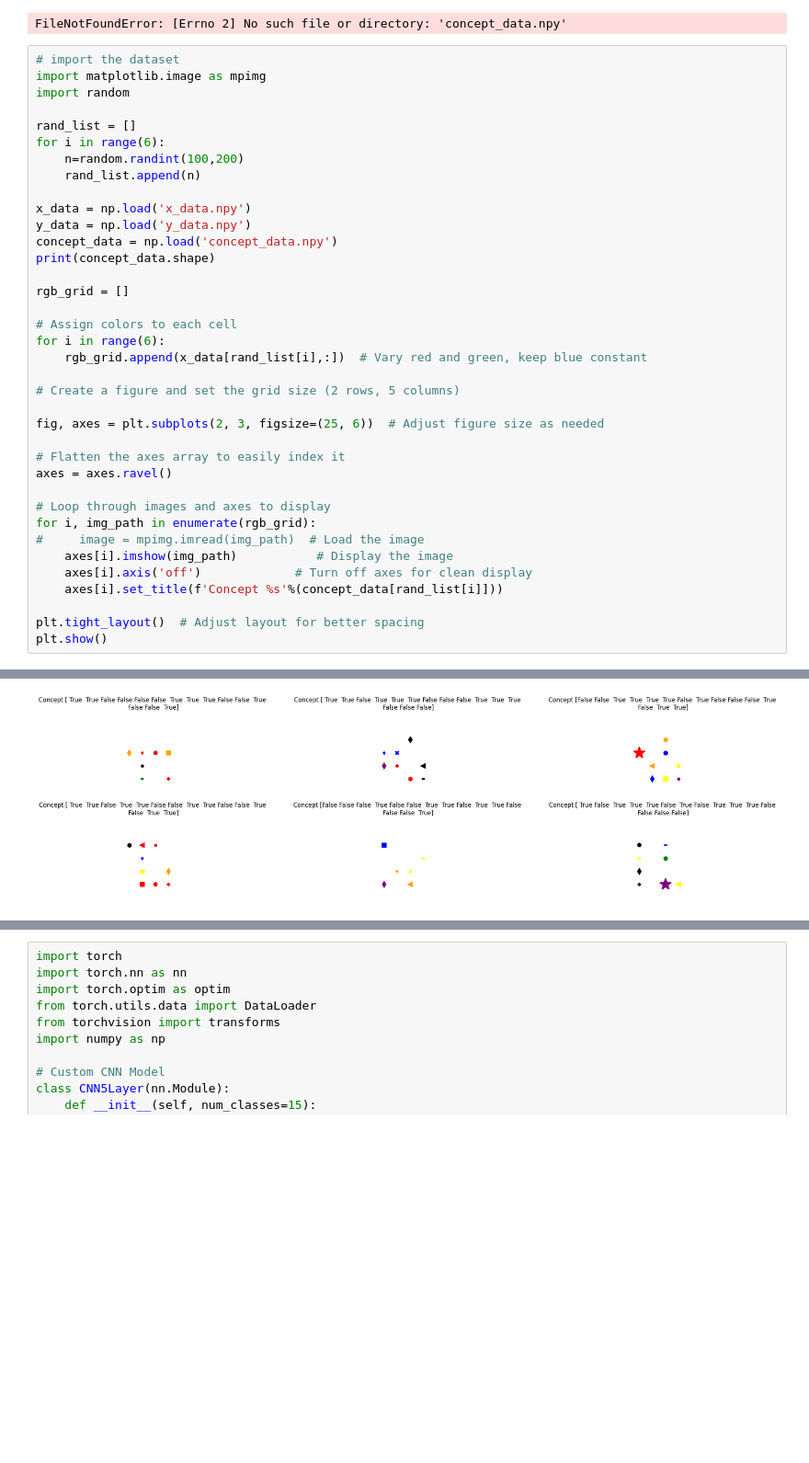
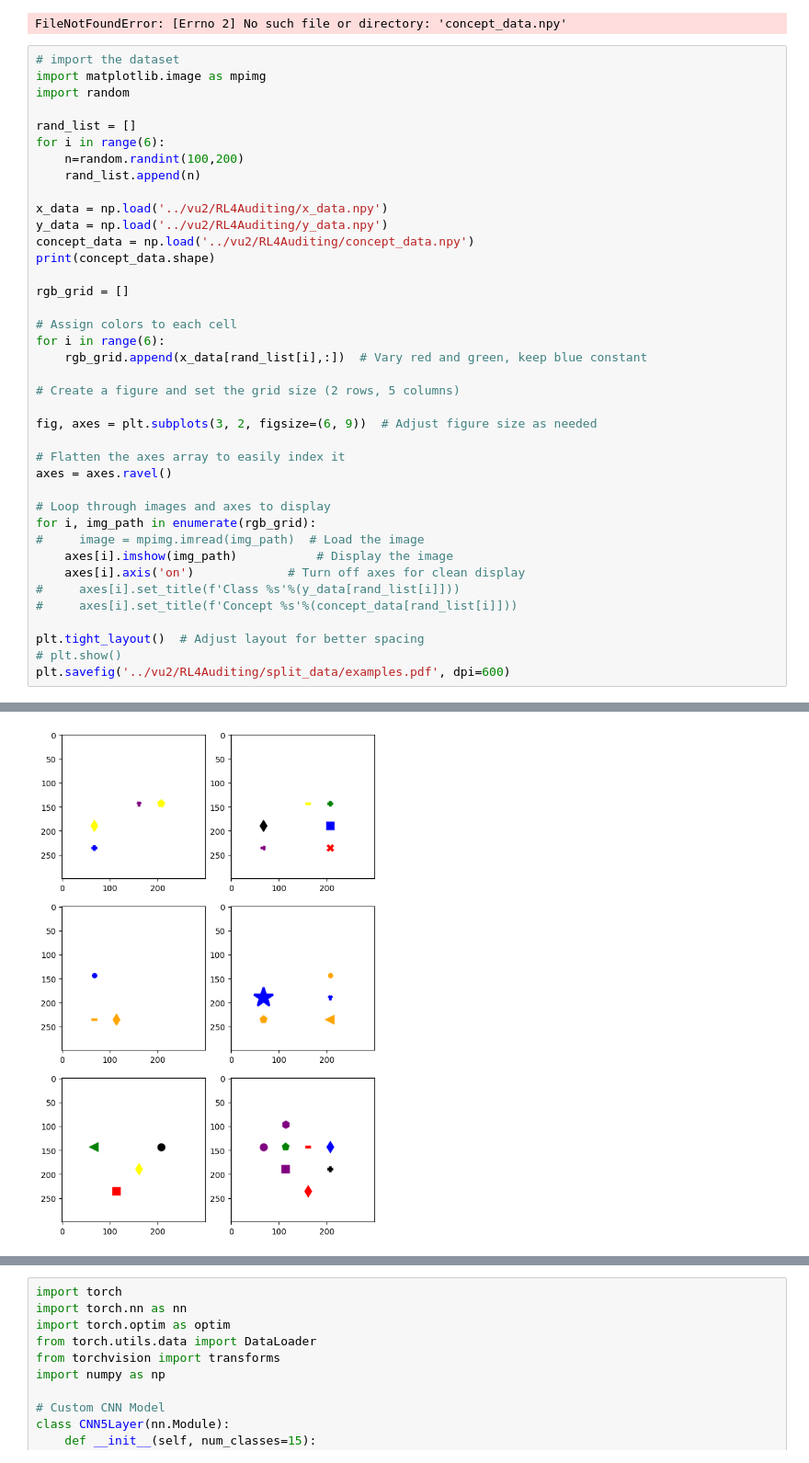
Before and after one commit to yaorong0921/RLAuditor, a Jupyter notebook: image-synthetic.ipynb, the cells around one changed output, grey strips where cells are left out. Shown at 92% size. Drawn from its saved outputs; the diff is of its cells as text; blank space fills up the shorter version.

```diff
--- a/image-synthetic.ipynb
+++ b/image-synthetic.ipynb
@@ -35,41 +35,43 @@ FileNotFoundError: [Errno 2] No such file or directory: 'concept_data.npy'
 import matplotlib.image as mpimg
 import random
 
 rand_list = []
 for i in range(6):
     n=random.randint(100,200)
     rand_list.append(n)
 
-x_data = np.load('x_data.npy')
-y_data = np.load('y_data.npy')
-concept_data = np.load('concept_data.npy')
+x_data = np.load('../vu2/RL4Auditing/x_data.npy')
+y_data = np.load('../vu2/RL4Auditing/y_data.npy')
+concept_data = np.load('../vu2/RL4Auditing/concept_data.npy')
 print(concept_data.shape)
 
 rgb_grid = []
 
 # Assign colors to each cell
 for i in range(6):
     rgb_grid.append(x_data[rand_list[i],:])  # Vary red and green, keep blue constant
 
 # Create a figure and set the grid size (2 rows, 5 columns)
 
-fig, axes = plt.subplots(2, 3, figsize=(25, 6))  # Adjust figure size as needed
+fig, axes = plt.subplots(3, 2, figsize=(6, 9))  # Adjust figure size as needed
 
 # Flatten the axes array to easily index it
 axes = axes.ravel()
 
 # Loop through images and axes to display
 for i, img_path in enumerate(rgb_grid):
 #     image = mpimg.imread(img_path)  # Load the image
     axes[i].imshow(img_path)           # Display the image
-    axes[i].axis('off')             # Turn off axes for clean display
-    axes[i].set_title(f'Concept %s'%(concept_data[rand_list[i]]))
+    axes[i].axis('on')             # Turn off axes for clean display
+#     axes[i].set_title(f'Class %s'%(y_data[rand_list[i]]))
+#     axes[i].set_title(f'Concept %s'%(concept_data[rand_list[i]]))
 
 plt.tight_layout()  # Adjust layout for better spacing
-plt.show()
+# plt.show()
+plt.savefig('../vu2/RL4Auditing/split_data/examples.pdf', dpi=600)
 # %% [output]
 (60000, 15)
-[figure, old version]
+[figure, new version]
 # %%
 concept_grid = []
 
```
Also changed, not shown: parts of 2 cells of this notebook, 5 other files.
